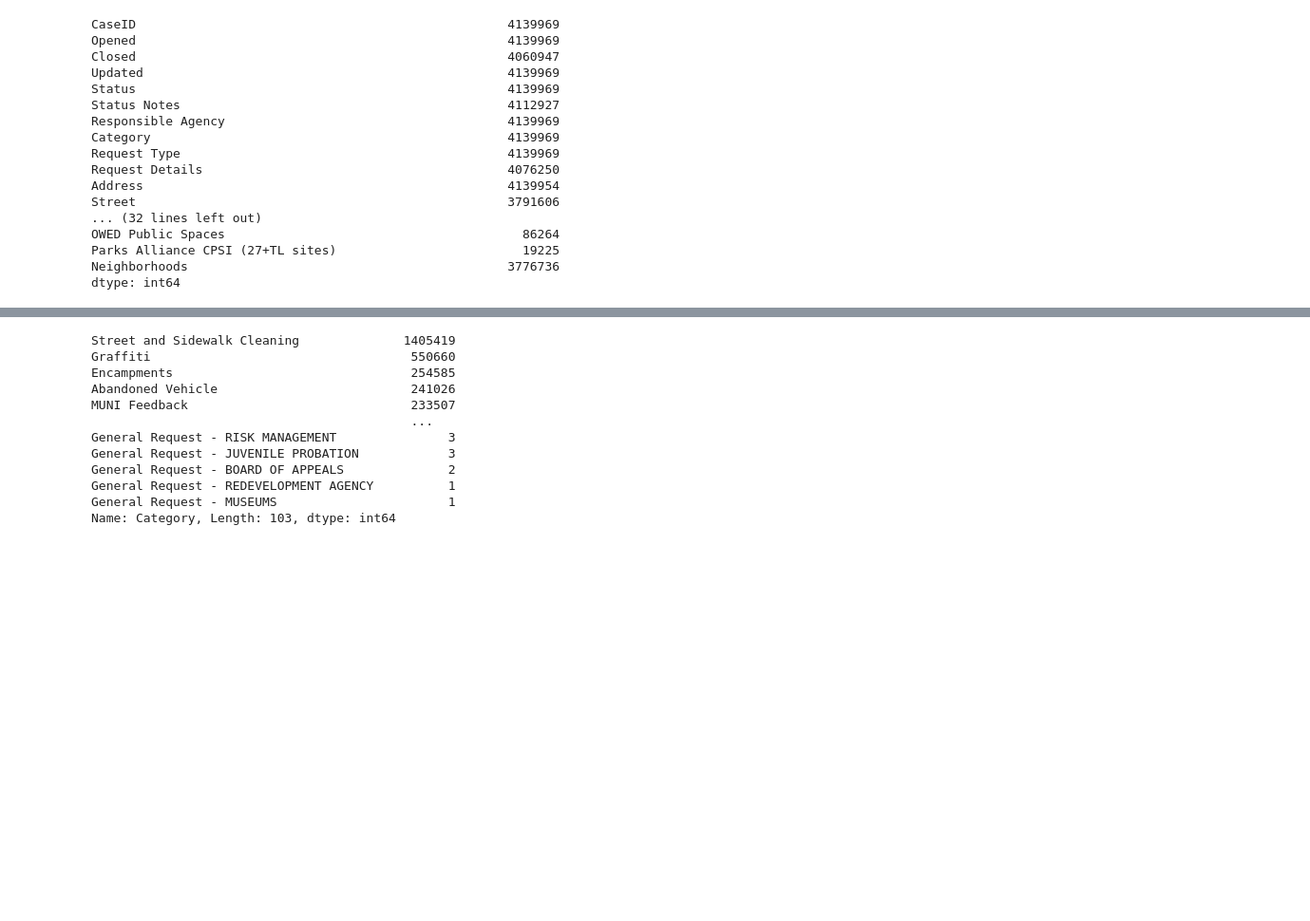
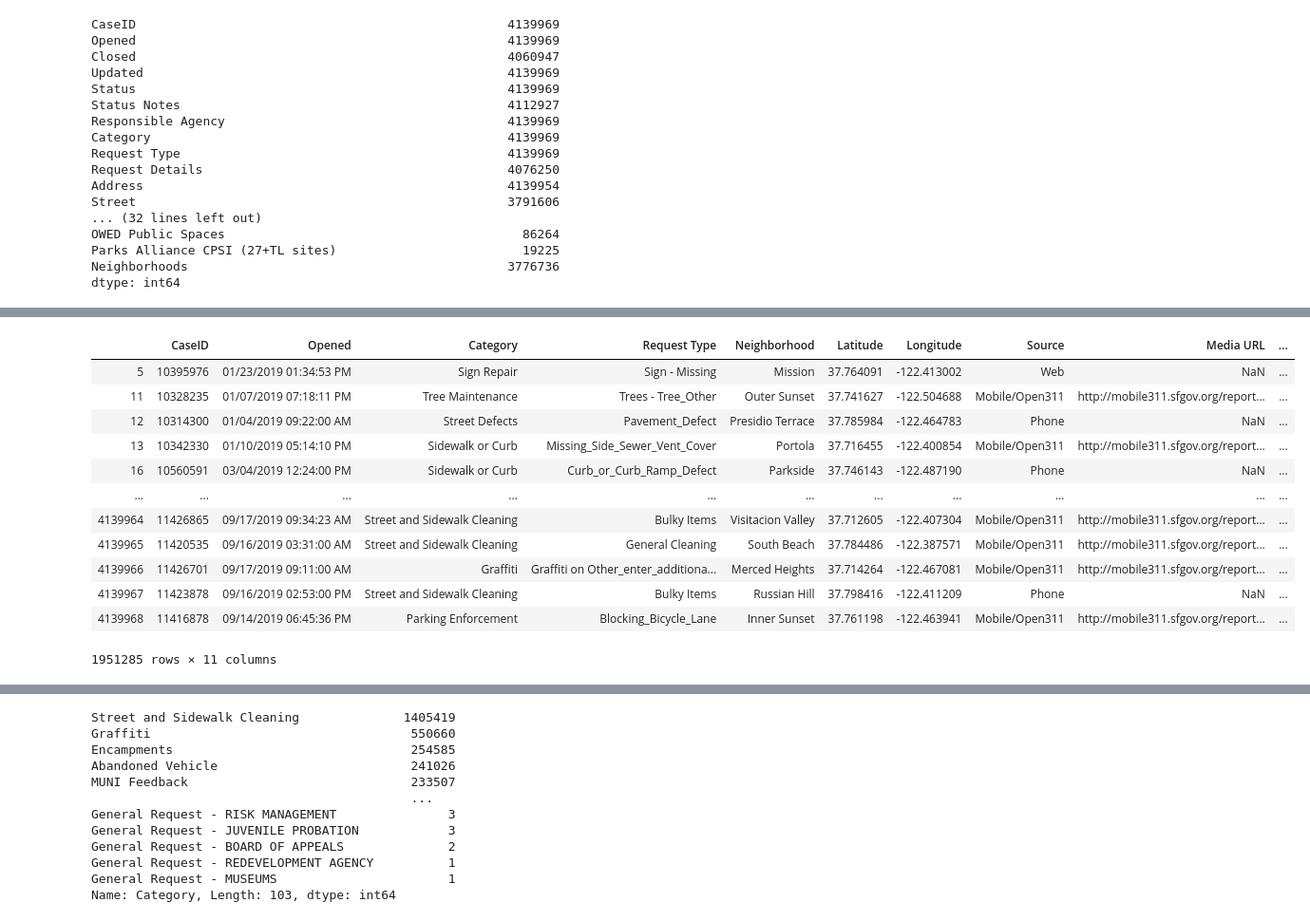
Before and after one commit to Tanvir23khan/data-project-one, a Jupyter notebook: 311_cases.ipynb, the cells around one changed output, grey strips where cells are left out. Shown: that part at 95% size. Saved outputs shown, nothing was run; the diff lists cells and outputs as text; code cells hidden in the pictures; blank space fills up the shorter version.

```diff
--- a/311_cases.ipynb
+++ b/311_cases.ipynb
@@ -70,0 +81,3 @@ Name: DELETE - Zip Codes, Length: 4139969, dtype: object
+# %%
+cases_311_slim_df['Opened Year'] = cases_311_slim_df['Opened Date'].str.slice(start =6)
+cases_311_slim_df.head()
@@ -70,0 +96,17 @@ Name: DELETE - Zip Codes, Length: 4139969, dtype: object
+# %%
+cases_2017_df = cases_311_slim_df[cases_311_slim_df["Opened Year"].astype(int) > 2016]
+cases_2017_df
+# %% [output]
+|  | CaseID | Opened | Category | Request Type | Neighborhood | Latitude | Longitude | Source | Media URL | ... |
+| 5 | 10395976 | 01/23/2019 01:34:53 PM | Sign Repair | Sign - Missing | Mission | 37.764091 | -122.413002 | Web | NaN | ... |
+| 11 | 10328235 | 01/07/2019 07:18:11 PM | Tree Maintenance | Trees - Tree_Other | Outer Sunset | 37.741627 | -122.504688 | Mobile/Open311 | http://mobile311.sfgov.org/report... | ... |
+| 12 | 10314300 | 01/04/2019 09:22:00 AM | Street Defects | Pavement_Defect | Presidio Terrace | 37.785984 | -122.464783 | Phone | NaN | ... |
+| 13 | 10342330 | 01/10/2019 05:14:10 PM | Sidewalk or Curb | Missing_Side_Sewer_Vent_Cover | Portola | 37.716455 | -122.400854 | Mobile/Open311 | http://mobile311.sfgov.org/report... | ... |
+| 16 | 10560591 | 03/04/2019 12:24:00 PM | Sidewalk or Curb | Curb_or_Curb_Ramp_Defect | Parkside | 37.746143 | -122.487190 | Phone | NaN | ... |
+| ... | ... | ... | ... | ... | ... | ... | ... | ... | ... | ... |
+| 4139964 | 11426865 | 09/17/2019 09:34:23 AM | Street and Sidewalk Cleaning | Bulky Items | Visitacion Valley | 37.712605 | -122.407304 | Mobile/Open311 | http://mobile311.sfgov.org/report... | ... |
+| 4139965 | 11420535 | 09/16/2019 03:31:00 AM | Street and Sidewalk Cleaning | General Cleaning | South Beach | 37.784486 | -122.387571 | Mobile/Open311 | http://mobile311.sfgov.org/report... | ... |
+| 4139966 | 11426701 | 09/17/2019 09:11:00 AM | Graffiti | Graffiti on Other_enter_additiona... | Merced Heights | 37.714264 | -122.467081 | Mobile/Open311 | http://mobile311.sfgov.org/report... | ... |
+| 4139967 | 11423878 | 09/16/2019 02:53:00 PM | Street and Sidewalk Cleaning | Bulky Items | Russian Hill | 37.798416 | -122.411209 | Phone | NaN | ... |
+| 4139968 | 11416878 | 09/14/2019 06:45:36 PM | Parking Enforcement | Blocking_Bicycle_Lane | Inner Sunset | 37.761198 | -122.463941 | Mobile/Open311 | http://mobile311.sfgov.org/report... | ... |
+1951285 rows × 11 columns
```
Also changed, not shown: parts of 21 cells of this notebook, 4 other files.
